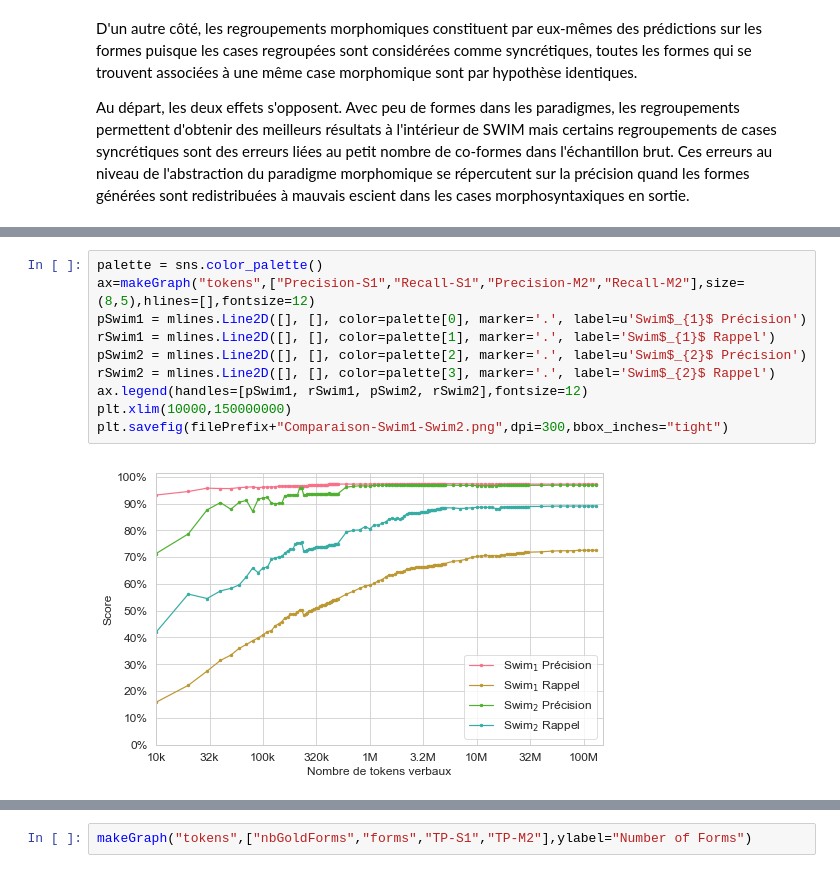
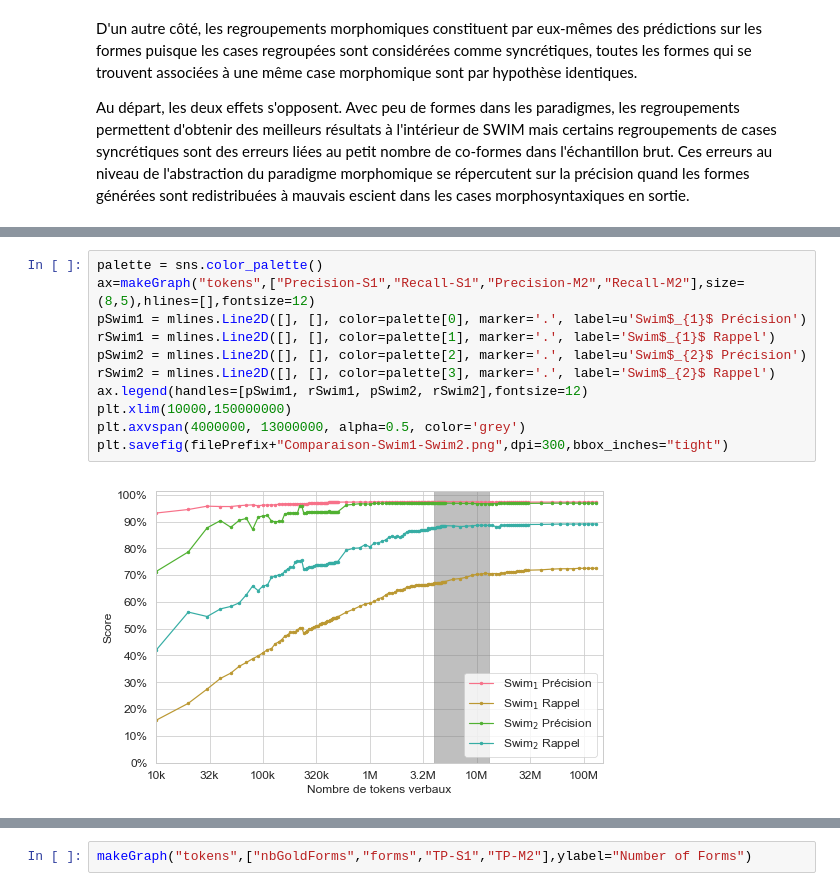
Before and after one commit to gboye/SWIM, a Jupyter notebook: ParadigmGeneration/Longitudinales/Longitudinales-Resultats-2026.ipynb, the cells around one changed output, grey strips where cells are left out. Cells and saved outputs as stored; diff of their text form.

```diff
--- a/ParadigmGeneration/Longitudinales/Longitudinales-Resultats-2026.ipynb
+++ b/ParadigmGeneration/Longitudinales/Longitudinales-Resultats-2026.ipynb
@@ -393,15 +395,16 @@ makeGraph("tokens",["Recall-S1","Recall-S2","Recall-M1","Recall-M2"])
 # %%
 palette = sns.color_palette()
 ax=makeGraph("tokens",["Precision-S1","Recall-S1","Precision-M2","Recall-M2"],size=(8,5),hlines=[],fontsize=12)
 pSwim1 = mlines.Line2D([], [], color=palette[0], marker='.', label=u'Swim$_{1}$ Précision')
 rSwim1 = mlines.Line2D([], [], color=palette[1], marker='.', label='Swim$_{1}$ Rappel')
 pSwim2 = mlines.Line2D([], [], color=palette[2], marker='.', label=u'Swim$_{2}$ Précision')
 rSwim2 = mlines.Line2D([], [], color=palette[3], marker='.', label='Swim$_{2}$ Rappel')
 ax.legend(handles=[pSwim1, rSwim1, pSwim2, rSwim2],fontsize=12)
 plt.xlim(10000,150000000)
+plt.axvspan(4000000, 13000000, alpha=0.5, color='grey')
 plt.savefig(filePrefix+"Comparaison-Swim1-Swim2.png",dpi=300,bbox_inches="tight")
 # %% [output]
-[figure, old version]
+[figure, new version]
 # %%
 makeGraph("tokens",["F-Measure-S1","F-Measure-S2","F-Measure-M1","F-Measure-M2"])
 # %% [output]
```
Also changed, not shown: parts of 11 cells of this notebook, 7 other files.
